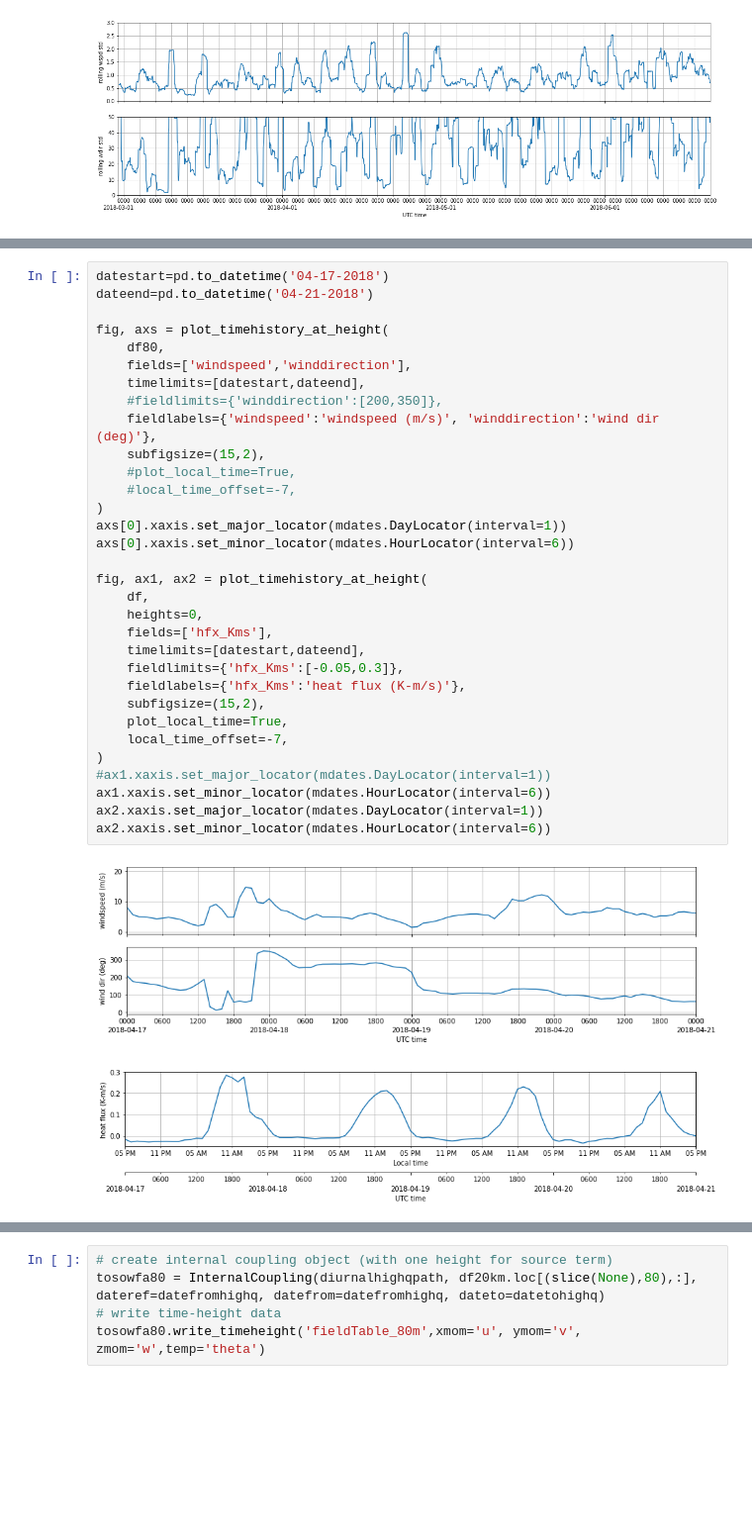
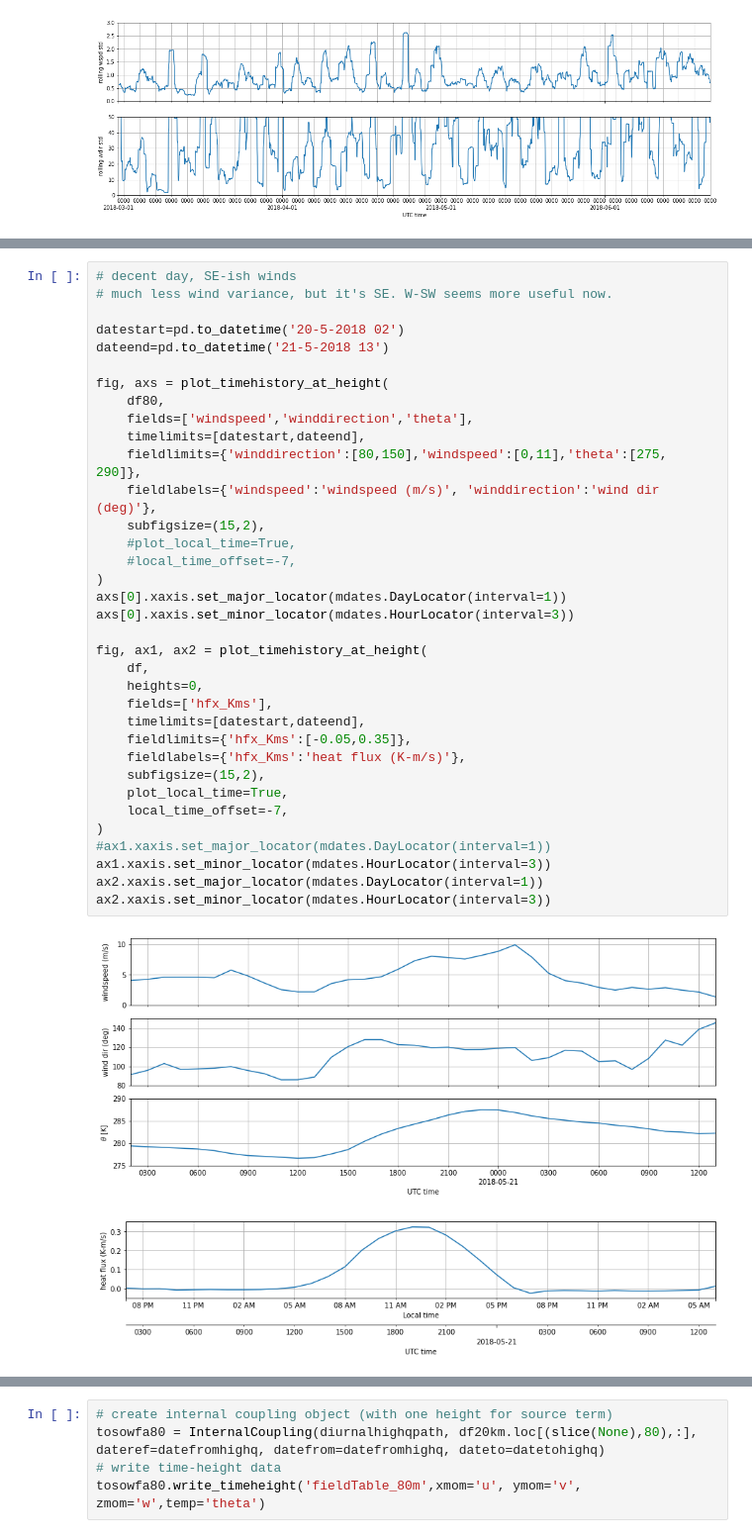
Before and after one commit to rthedin/assessment, a Jupyter notebook: datasets/WINDToolkit/13_diurnal_WTKupdate2017_2018.ipynb, the cells around one changed output, grey strips where cells are left out. Shown at 99% size. Cells and saved outputs as stored; diff of their text form; blank space fills up the shorter version.

```diff
--- a/datasets/WINDToolkit/13_diurnal_WTKupdate2017_2018.ipynb
+++ b/datasets/WINDToolkit/13_diurnal_WTKupdate2017_2018.ipynb
@@ -593,35 +644,38 @@ ax2.xaxis.set_minor_locator(mdates.HourLocator(interval=6))
 # %%
-datestart=pd.to_datetime('04-17-2018')
-dateend=pd.to_datetime('04-21-2018')
+# decent day, SE-ish winds
+# much less wind variance, but it's SE. W-SW seems more useful now.
+
+datestart=pd.to_datetime('20-5-2018 02')
+dateend=pd.to_datetime('21-5-2018 13')
 
 fig, axs = plot_timehistory_at_height(
     df80,
-    fields=['windspeed','winddirection'],
+    fields=['windspeed','winddirection','theta'],
     timelimits=[datestart,dateend],
-    #fieldlimits={'winddirection':[200,350]},
+    fieldlimits={'winddirection':[80,150],'windspeed':[0,11],'theta':[275, 290]},
     fieldlabels={'windspeed':'windspeed (m/s)', 'winddirection':'wind dir (deg)'},
     subfigsize=(15,2),
     #plot_local_time=True,
     #local_time_offset=-7,
 )
 axs[0].xaxis.set_major_locator(mdates.DayLocator(interval=1))
-axs[0].xaxis.set_minor_locator(mdates.HourLocator(interval=6))
+axs[0].xaxis.set_minor_locator(mdates.HourLocator(interval=3))
 
 fig, ax1, ax2 = plot_timehistory_at_height(
     df,
     heights=0,
     fields=['hfx_Kms'],
     timelimits=[datestart,dateend],
-    fieldlimits={'hfx_Kms':[-0.05,0.3]},
+    fieldlimits={'hfx_Kms':[-0.05,0.35]},
     fieldlabels={'hfx_Kms':'heat flux (K-m/s)'},
     subfigsize=(15,2),
     plot_local_time=True,
     local_time_offset=-7,
 )
 #ax1.xaxis.set_major_locator(mdates.DayLocator(interval=1))
-ax1.xaxis.set_minor_locator(mdates.HourLocator(interval=6))
+ax1.xaxis.set_minor_locator(mdates.HourLocator(interval=3))
 ax2.xaxis.set_major_locator(mdates.DayLocator(interval=1))
-ax2.xaxis.set_minor_locator(mdates.HourLocator(interval=6))
+ax2.xaxis.set_minor_locator(mdates.HourLocator(interval=3))
 # %% [output]
-[figure, old version]
+[figure, new version]
-[figure, old version]
+[figure, new version]
```
Also changed, not shown: parts of 58 cells of this notebook, 1 other file.
